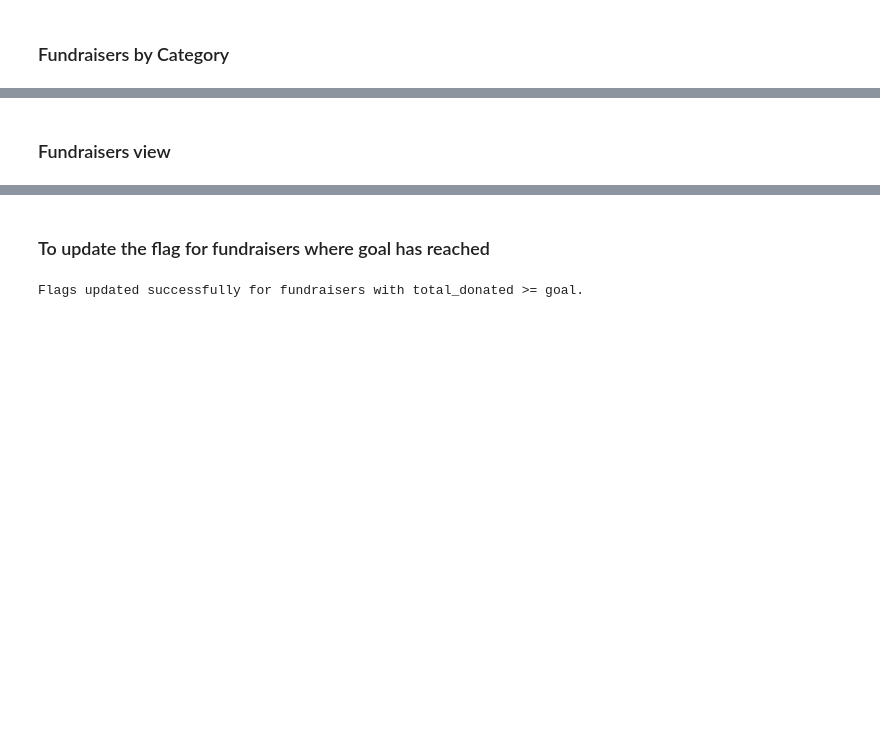
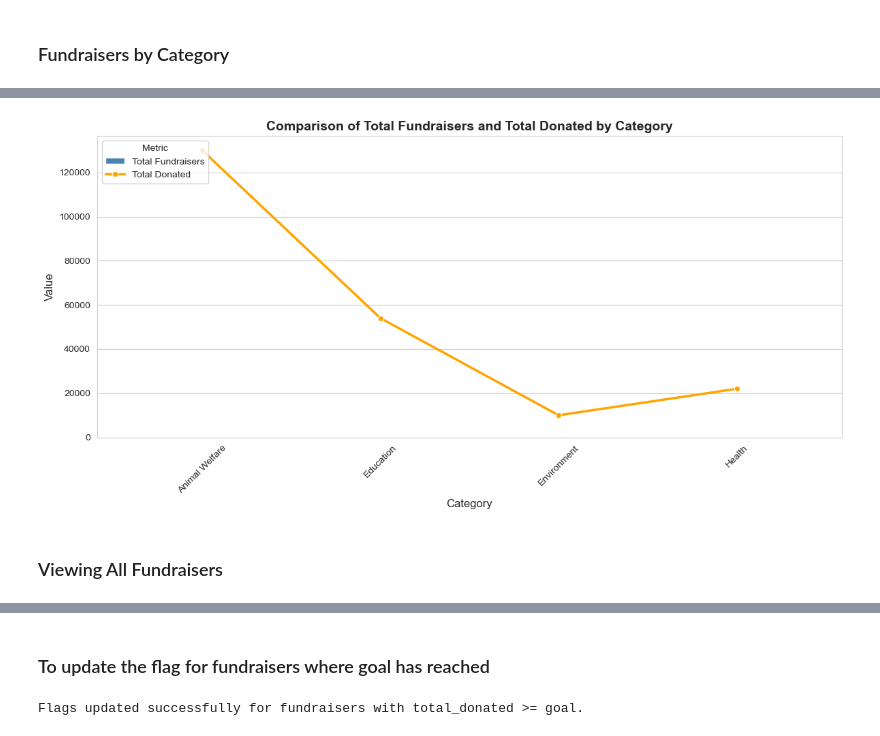
Before and after one commit to SaiyanSam/Sahayak, a Jupyter notebook: instance/Data Visualization.ipynb, the cells around one changed output, grey strips where cells are left out. Drawn from its saved outputs; the diff is of its cells as text; code cells hidden in the pictures; blank space fills up the shorter version.

```diff
--- a/instance/Data Visualization.ipynb
+++ b/instance/Data Visualization.ipynb
@@ -100,2 +258,51 @@ print(tabulate(categories, headers='keys', tablefmt='grid'))
+# %%
+query = """
+SELECT
+    category AS Category,
+    COUNT(*) AS Total_Fundraisers,
+    SUM(total_donated) AS Total_Donated
+FROM
+    fundraiser
+GROUP BY
+    category
+"""
+categories = pd.read_sql(query, engine)
+
+categories.columns = ["Category", "Total Fundraisers", "Total Donated"]
+
+categories_melted = categories.melt(id_vars="Category", var_name="Metric", value_name="Value")
+
+plt.figure(figsize=(12, 6))
+sns.set_style("whitegrid")
+
+sns.barplot(
+    x="Category",
+    y="Value",
+    hue="Metric",
+    data=categories_melted[categories_melted["Metric"] == "Total Fundraisers"],
+    palette="Blues_d"
+)
+
+ax = sns.lineplot(
+    x="Category",
+    y="Value",
+    data=categories_melted[categories_melted["Metric"] == "Total Donated"],
+    color="orange",
+    linewidth=2.5,
+    marker="o",
+    label="Total Donated"
+)
+
+plt.title("Comparison of Total Fundraisers and Total Donated by Category", fontsize=14, weight='bold')
+plt.xlabel("Category", fontsize=12)
+plt.ylabel("Value", fontsize=12)
+plt.legend(title="Metric", loc="upper left", fontsize=10)
+plt.xticks(rotation=45)
+plt.tight_layout()
+
+# Show plot
+plt.show()
+# %% [output]
+[figure, added]
 # %% [markdown]
-### Fundraisers view
+### Viewing All Fundraisers
```
Also changed, not shown: parts of 26 cells of this notebook, 1 other file.
